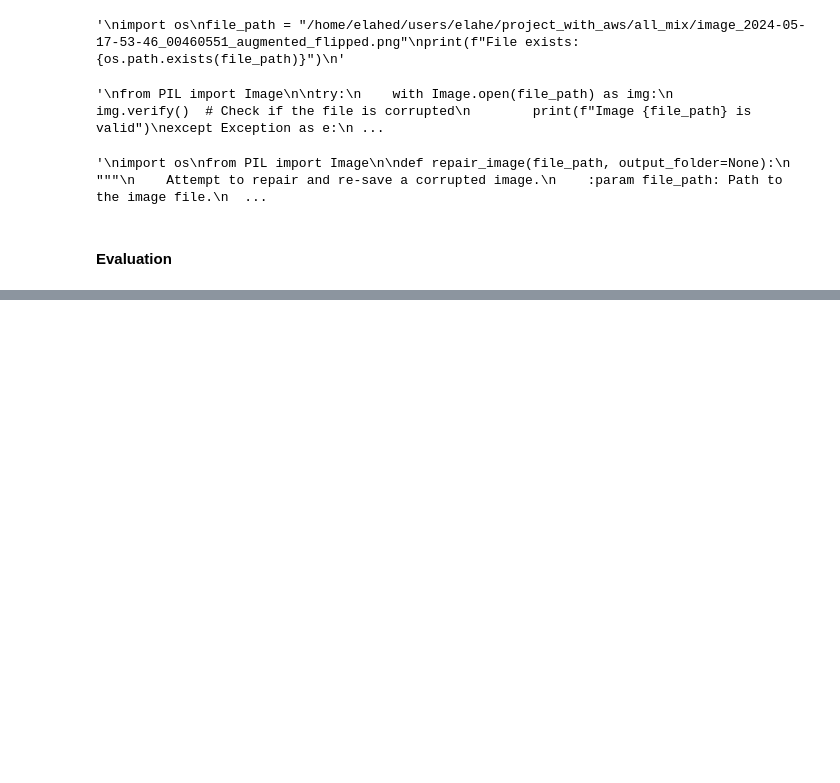
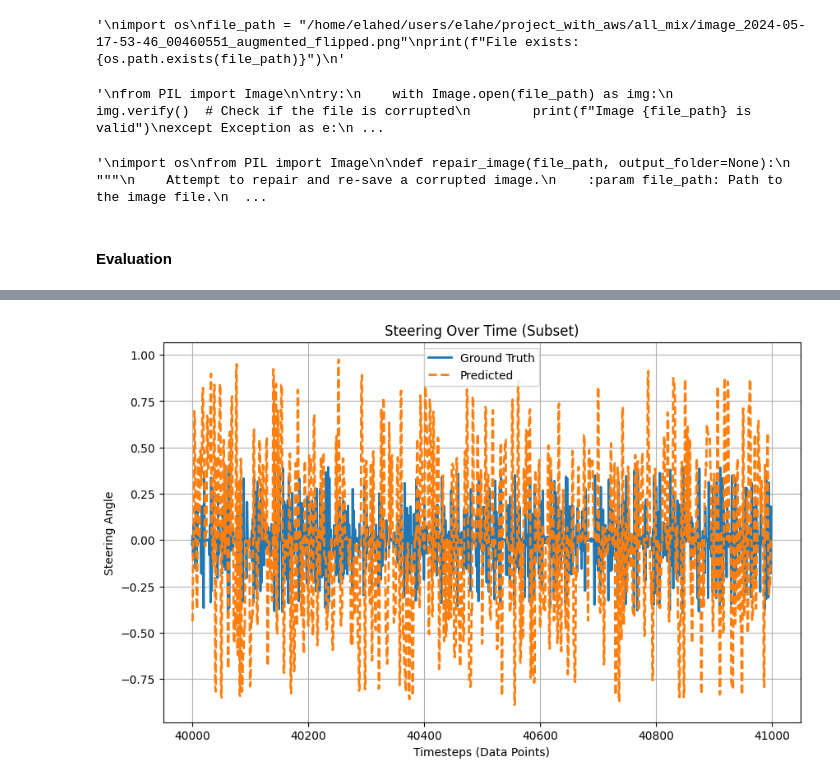
Before and after one commit to ElaheDlv/project-with-aws, a Jupyter notebook: Imitation_learning_training.ipynb, the cells around one changed output, grey strips where cells are left out. Cells and saved outputs as stored; diff of their text form; code cells hidden in the pictures; blank space fills up the shorter version.

Commit message:
plot the subset of the result

```diff
--- a/Imitation_learning_training.ipynb
+++ b/Imitation_learning_training.ipynb
@@ -473,0 +493,22 @@ plt.show()
+# %%
+# Define the range of timesteps you want to plot
+start = 40000  # Starting index
+end = 41000    # Ending index
+
+# Slice the data for the specific range
+subset_ground_truth = ground_truth[start:end]
+subset_predicted = predicted[start:end]
+subset_timesteps = timesteps[start:end]
+
+# Plot the subset of data
+plt.figure(figsize=(10, 6))
+plt.plot(subset_timesteps, subset_ground_truth, label="Ground Truth", linewidth=2)
+plt.plot(subset_timesteps, subset_predicted, label="Predicted", linestyle="dashed", linewidth=2)
+plt.xlabel("Timesteps (Data Points)")
+plt.ylabel("Steering Angle")
+plt.title("Steering Over Time (Subset)")
+plt.legend()
+plt.grid()
+plt.show()
+# %% [output]
+[figure, added]
```
Also changed, not shown: parts of 6 cells of this notebook.
